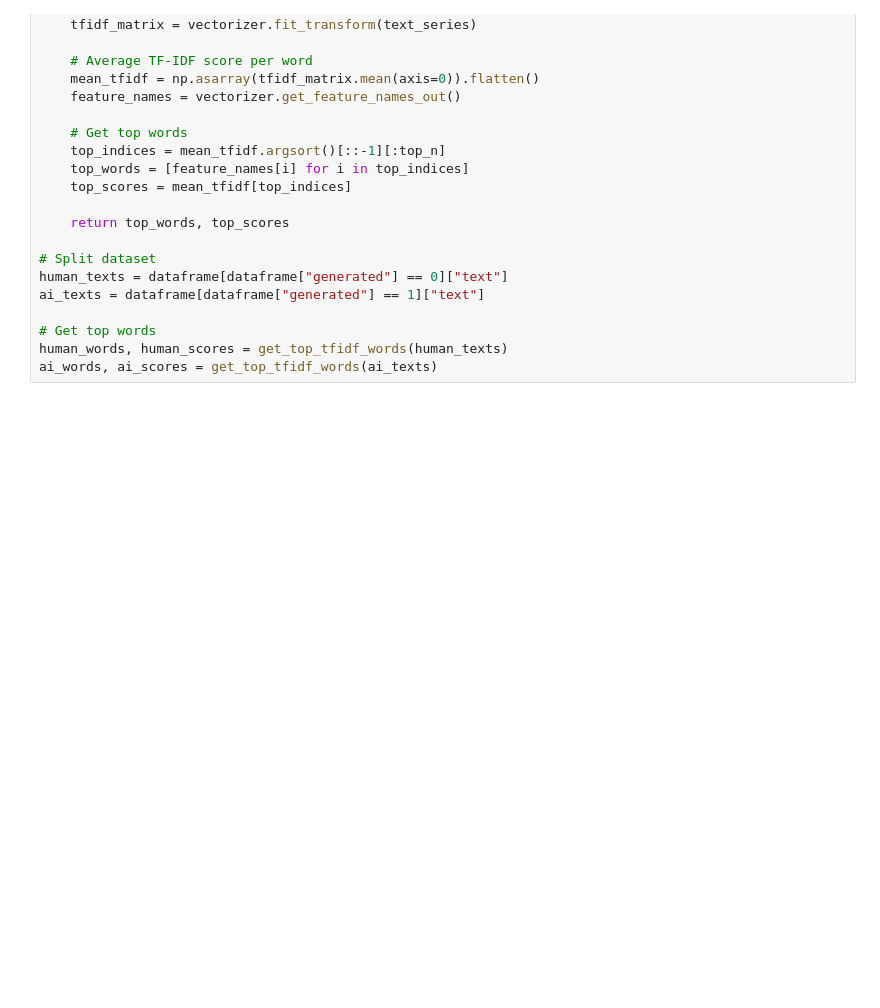
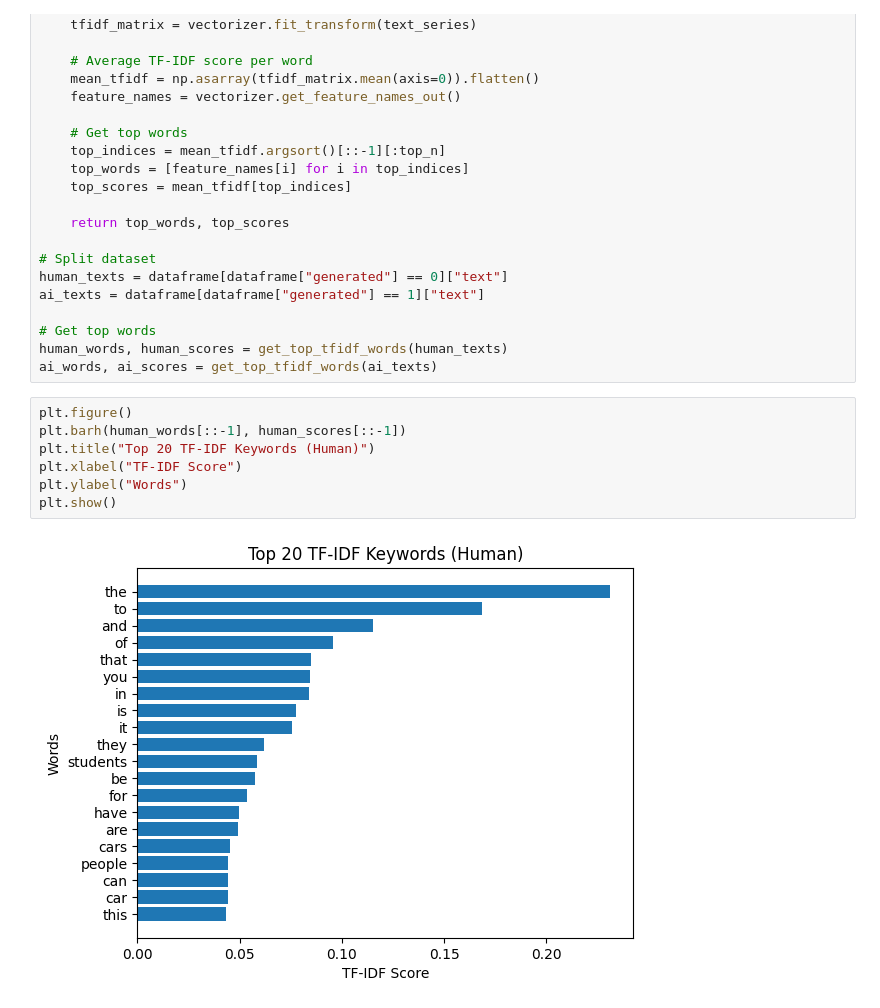
Before and after one commit to nattooh/text-web-group, a Jupyter notebook: eda.ipynb, the cells around one changed output. Cells and saved outputs as stored; diff of their text form; blank space fills up the shorter version.

```diff
--- a/eda.ipynb
+++ b/eda.ipynb
@@ -57,3 +59,12 @@ ai_texts = dataframe[dataframe["generated"] == 1]["text"]
 # Get top words
 human_words, human_scores = get_top_tfidf_words(human_texts)
 ai_words, ai_scores = get_top_tfidf_words(ai_texts)
+# %%
+plt.figure()
+plt.barh(human_words[::-1], human_scores[::-1])
+plt.title("Top 20 TF-IDF Keywords (Human)")
+plt.xlabel("TF-IDF Score")
+plt.ylabel("Words")
+plt.show()
+# %% [output]
+[figure, added]
```
Also changed, not shown: parts of 3 cells of this notebook.
